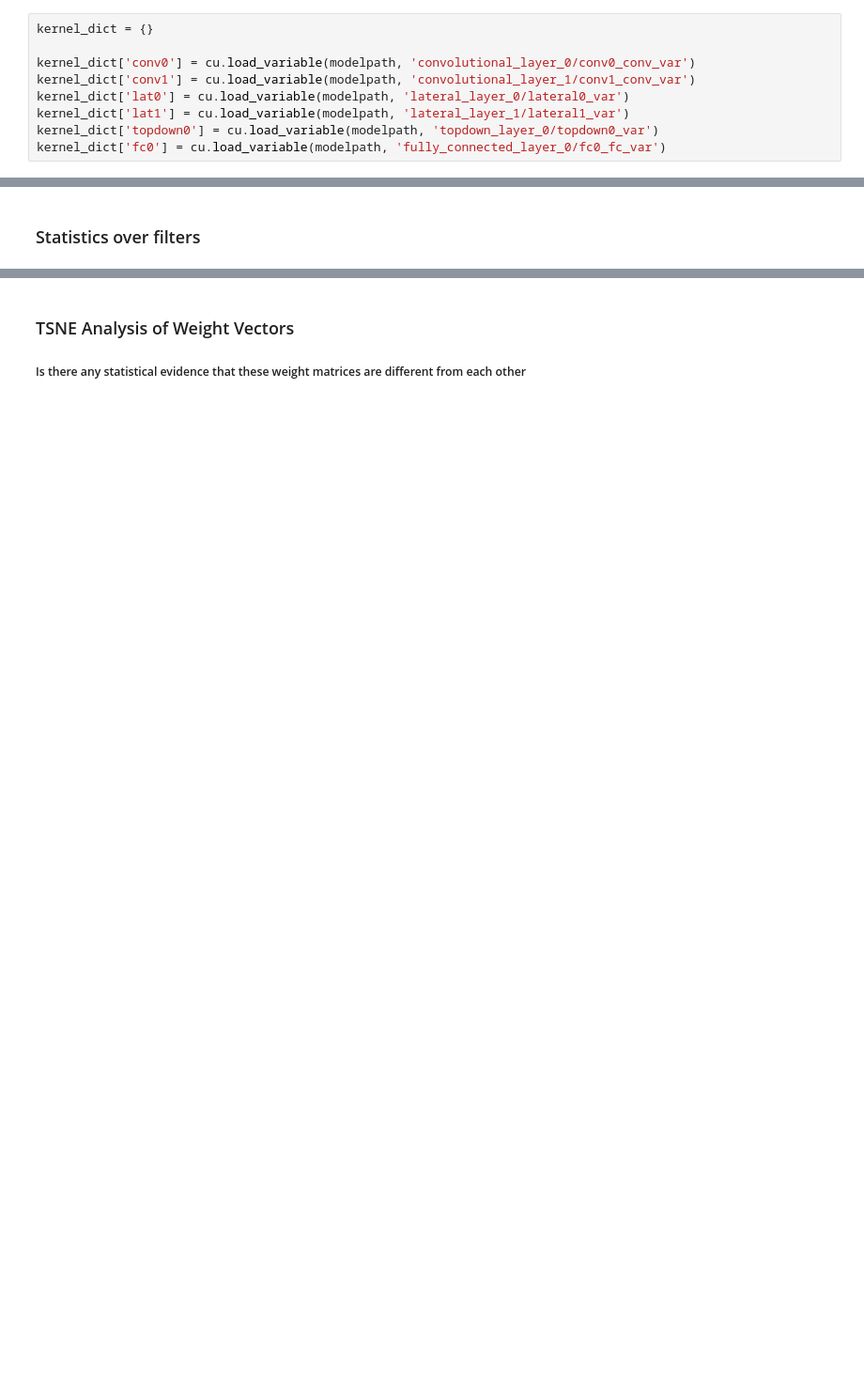
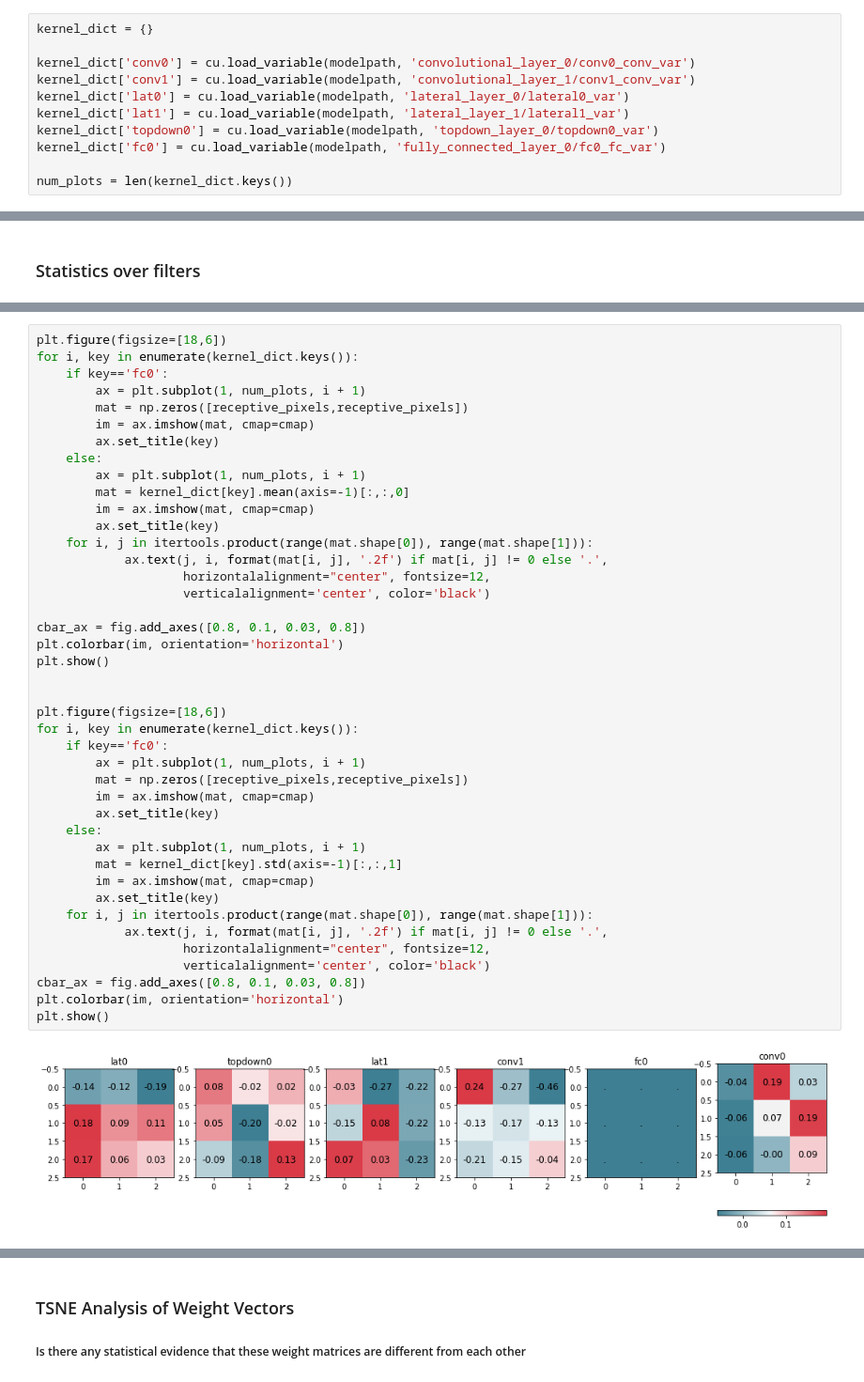
Before and after one commit to mrernst/CAR_flow, a Jupyter notebook: network_engine/utilities/investigator.ipynb, the cells around one changed output, grey strips where cells are left out. Shown at 94% size. Drawn from its saved outputs; the diff is of its cells as text; blank space fills up the shorter version.

Commit message:
new investigator features to look at kernels

```diff
--- a/network_engine/utilities/investigator.ipynb
+++ b/network_engine/utilities/investigator.ipynb
@@ -379,3 +426,5 @@ kernel_dict['lat0'] = cu.load_variable(modelpath, 'lateral_layer_0/lateral0_var'
 kernel_dict['lat1'] = cu.load_variable(modelpath, 'lateral_layer_1/lateral1_var')
 kernel_dict['topdown0'] = cu.load_variable(modelpath, 'topdown_layer_0/topdown0_var')
 kernel_dict['fc0'] = cu.load_variable(modelpath, 'fully_connected_layer_0/fc0_fc_var')
+
+num_plots = len(kernel_dict.keys())
@@ -432,0 +436,44 @@ The 'normed' kwarg was deprecated in Matplotlib 2.1 and will be removed in 3.1.
+# %%
+plt.figure(figsize=[18,6])
+for i, key in enumerate(kernel_dict.keys()):
+    if key=='fc0':
+        ax = plt.subplot(1, num_plots, i + 1)
+        mat = np.zeros([receptive_pixels,receptive_pixels])
+        im = ax.imshow(mat, cmap=cmap)
+        ax.set_title(key)
+    else:
+        ax = plt.subplot(1, num_plots, i + 1)
+        mat = kernel_dict[key].mean(axis=-1)[:,:,0]
+        im = ax.imshow(mat, cmap=cmap)
+        ax.set_title(key)
+    for i, j in itertools.product(range(mat.shape[0]), range(mat.shape[1])):
+            ax.text(j, i, format(mat[i, j], '.2f') if mat[i, j] != 0 else '.',
+                    horizontalalignment="center", fontsize=12,
+                    verticalalignment='center', color='black')
+
+cbar_ax = fig.add_axes([0.8, 0.1, 0.03, 0.8])
+plt.colorbar(im, orientation='horizontal')
+plt.show()
+
+
+plt.figure(figsize=[18,6])
+for i, key in enumerate(kernel_dict.keys()):
+    if key=='fc0':
+        ax = plt.subplot(1, num_plots, i + 1)
+        mat = np.zeros([receptive_pixels,receptive_pixels])
+        im = ax.imshow(mat, cmap=cmap)
+        ax.set_title(key)
+    else:
+        ax = plt.subplot(1, num_plots, i + 1)
+        mat = kernel_dict[key].std(axis=-1)[:,:,1]
+        im = ax.imshow(mat, cmap=cmap)
+        ax.set_title(key)
+    for i, j in itertools.product(range(mat.shape[0]), range(mat.shape[1])):
+            ax.text(j, i, format(mat[i, j], '.2f') if mat[i, j] != 0 else '.',
+                    horizontalalignment="center", fontsize=12,
+                    verticalalignment='center', color='black')
+cbar_ax = fig.add_axes([0.8, 0.1, 0.03, 0.8])
+plt.colorbar(im, orientation='horizontal')
+plt.show()
+# %% [output]
+[figure, added]
```
Also changed, not shown: parts of 18 cells of this notebook.
